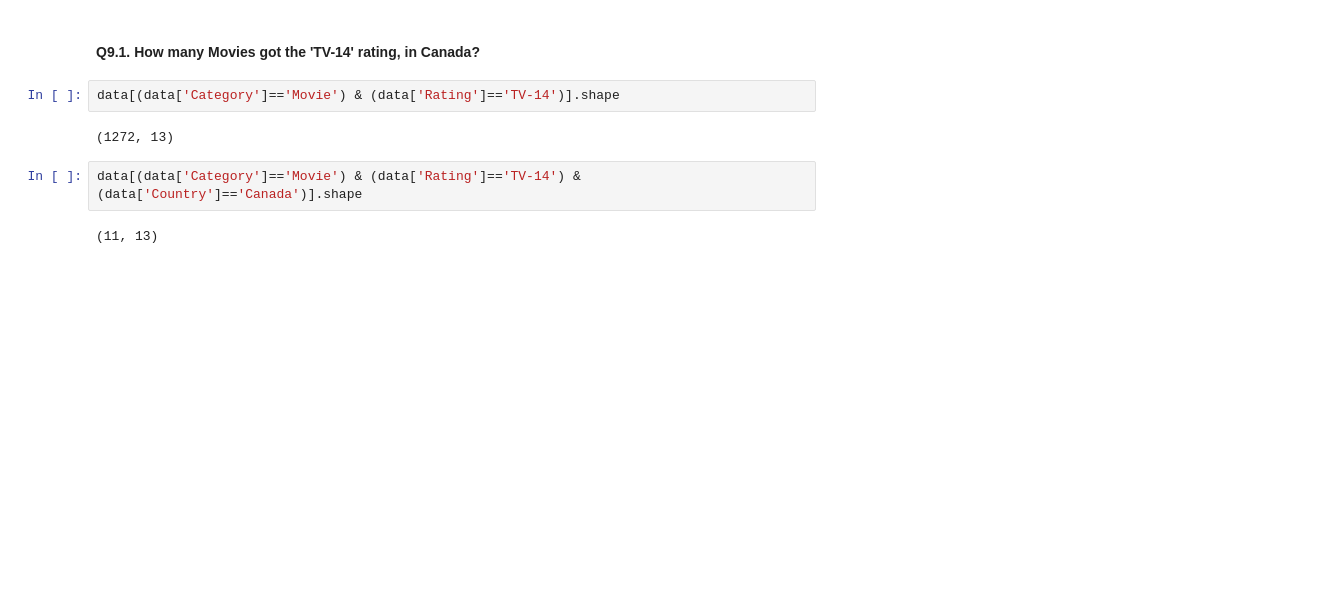
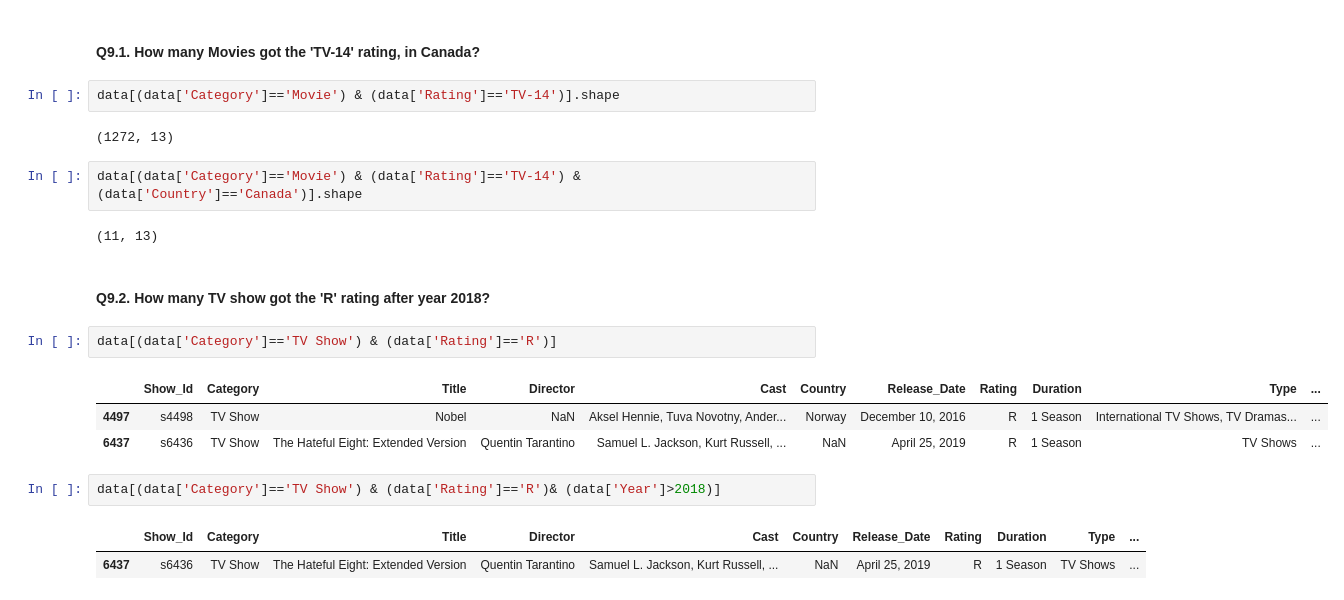
Before and after one commit to pernebay-arailym/Project_21_DataScience_Netflix, a Jupyter notebook: analysis.ipynb, the cells around one changed output. Cells and saved outputs as stored; diff of their text form; blank space fills up the shorter version.

Commit message:
found number of TV show that got the 'R' rating after year 2018

```diff
--- a/analysis.ipynb
+++ b/analysis.ipynb
@@ -452,3 +452,16 @@ data[(data['Category']=='Movie') & (data['Rating']=='TV-14')].shape
 data[(data['Category']=='Movie') & (data['Rating']=='TV-14') & (data['Country']=='Canada')].shape
 # %% [output]
 (11, 13)
+# %% [markdown]
+#### Q9.2. How many TV show got the 'R' rating after year 2018?
+# %%
+data[(data['Category']=='TV Show') & (data['Rating']=='R')]
+# %% [output]
+|  | Show_Id | Category | Title | Director | Cast | Country | Release_Date | Rating | Duration | Type | ... |
+| 4497 | s4498 | TV Show | Nobel | NaN | Aksel Hennie, Tuva Novotny, Ander... | Norway | December 10, 2016 | R | 1 Season | International TV Shows, TV Dramas... | ... |
+| 6437 | s6436 | TV Show | The Hateful Eight: Extended Version | Quentin Tarantino | Samuel L. Jackson, Kurt Russell, ... | NaN | April 25, 2019 | R | 1 Season | TV Shows | ... |
+# %%
+data[(data['Category']=='TV Show') & (data['Rating']=='R')& (data['Year']>2018)]
+# %% [output]
+|  | Show_Id | Category | Title | Director | Cast | Country | Release_Date | Rating | Duration | Type | ... |
+| 6437 | s6436 | TV Show | The Hateful Eight: Extended Version | Quentin Tarantino | Samuel L. Jackson, Kurt Russell, ... | NaN | April 25, 2019 | R | 1 Season | TV Shows | ... |
```
